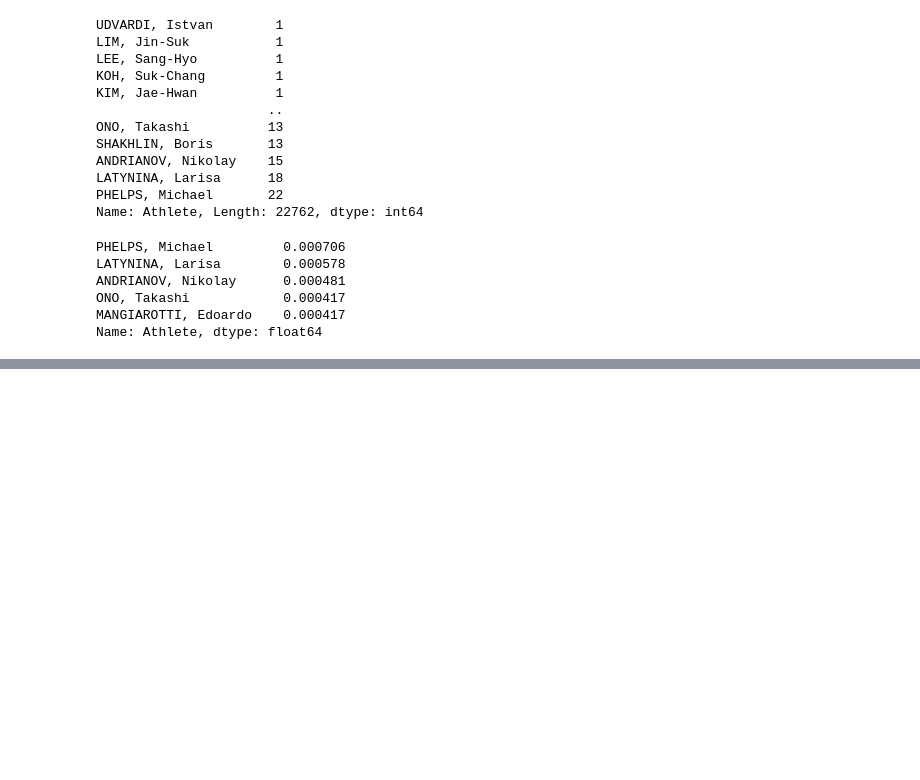
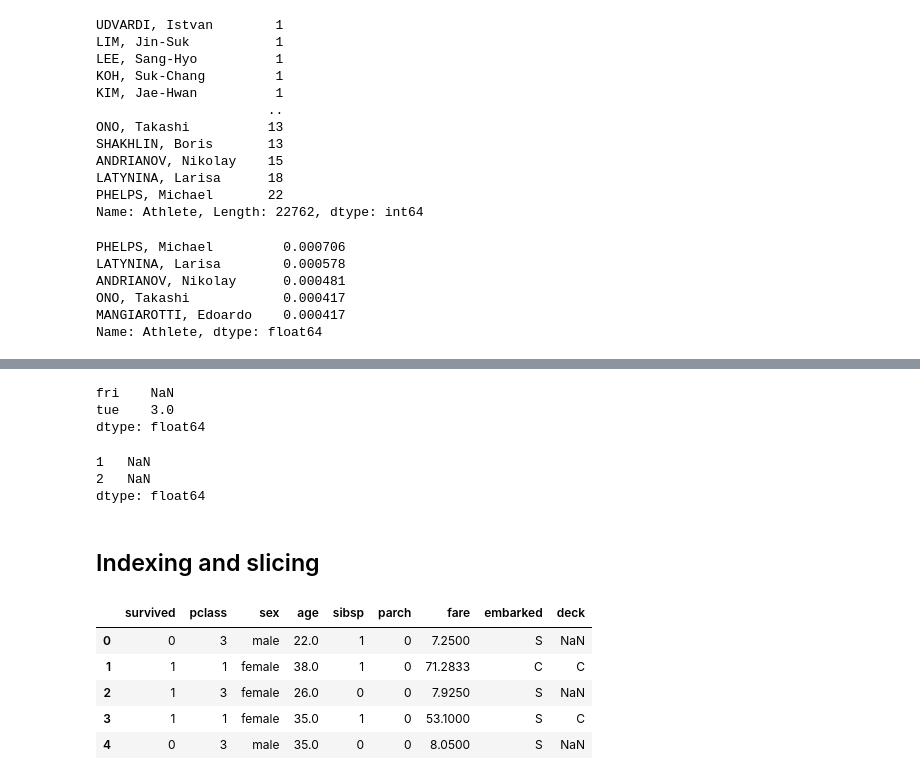
Before and after one commit to satenderlamba/Data-Science-with-Pandas, a Jupyter notebook: 1. Building Blocks/Pandas Series and Index Objects/Pandas Series And Index Objects.ipynb, the cells around one changed output, grey strips where cells are left out. Drawn from its saved outputs; the diff is of its cells as text; code cells hidden in the pictures; blank space fills up the shorter version.

Commit message:
Indexing and slicing

```diff
--- a/1. Building Blocks/Pandas Series and Index Objects/Pandas Series And Index Objects.ipynb
+++ b/1. Building Blocks/Pandas Series and Index Objects/Pandas Series And Index Objects.ipynb
@@ -477,0 +466,14 @@ dtype: float64
+# %%
+pd.Series(dic, index = ["fri", "tue"])  # pandas uses new indices and uses their values from keys, drops whilch aren't in new indices
+# %% [output]
+fri    NaN
+tue    3.0
+dtype: float64
+# %%
+pd.Series(dic, index = [1,2])  # all values are NaN
+# %% [output]
+1   NaN
+2   NaN
+dtype: float64
+# %% [markdown]
+## Indexing and slicing
@@ -477,0 +482,11 @@ dtype: float64
+# %%
+titanic = pd.read_csv("titanic.csv")
+# %%
+titanic.head()
+# %% [output]
+|  | survived | pclass | sex | age | sibsp | parch | fare | embarked | deck |
+| 0 | 0 | 3 | male | 22.0 | 1 | 0 | 7.2500 | S | NaN |
+| 1 | 1 | 1 | female | 38.0 | 1 | 0 | 71.2833 | C | C |
+| 2 | 1 | 3 | female | 26.0 | 0 | 0 | 7.9250 | S | NaN |
+| 3 | 1 | 1 | female | 35.0 | 1 | 0 | 53.1000 | S | C |
+| 4 | 0 | 3 | male | 35.0 | 0 | 0 | 8.0500 | S | NaN |
```
Also changed, not shown: parts of 76 cells of this notebook.
